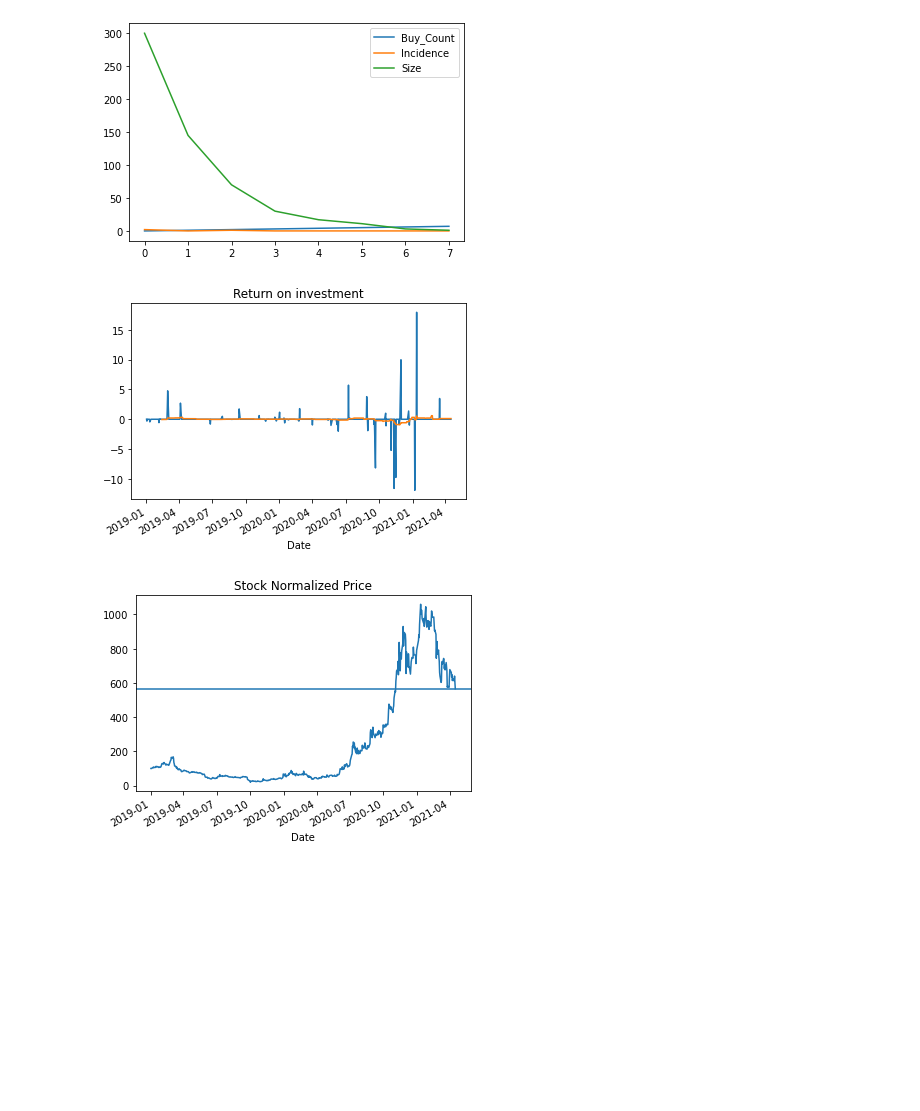
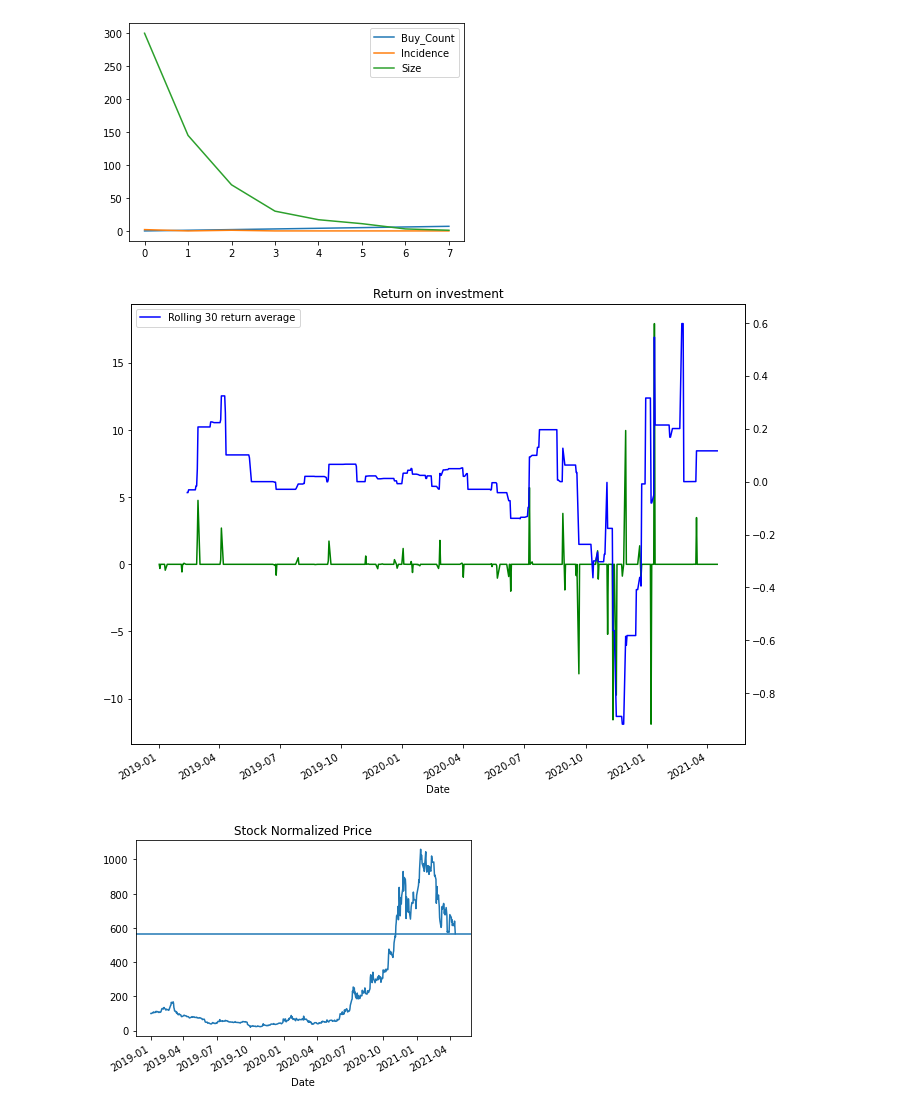
Before and after one commit to Andru-1987/python-deep-learning, a Jupyter notebook: Google timeseries.ipynb, the cells around one changed output. Drawn from its saved outputs; the diff is of its cells as text; code cells hidden in the pictures; blank space fills up the shorter version.

```diff
--- a/Google timeseries.ipynb
+++ b/Google timeseries.ipynb
@@ -192,36 +192,38 @@ for index in range(len(df)):
         #Print(row.Action, row.Open, row.Return)
         if row.Action=='Sell':
             if previousAction=='Sell':
                 break
             sellAmt=row.Open
             sellIndex=index2
         if row.Action=='Buy' and (previousAction=='Hold' or previousAction=='Sell'):
             #print("Buy", sellIndex,index2)
             buyAmt=row.Open
             #print("Return",  previousAction, buyAmt,sellAmt,index2,sellIndex)
             df.iloc[sellIndex, df.columns.get_loc('Return')]=sellAmt-buyAmt
             break
         if row.Action=='No Action':
             break
         previousAction=row.Action
 
     #df.iloc[index, df.columns.get_loc('Buy_Count')]=count
 
 #for key,item in df.iterrows():
 #    print(item.Action,item.Open, "Return", item.Return)
 
 
 df['Return_Avg'] = df['Return'].rolling(
     window=30,
     center=False
 ).mean()
 
-df['Return'].plot()
-df['Return_Avg'].plot()
+ax=df['Return'].plot(color='green')
+twin_ax=ax.twinx()
+df['Return_Avg'].plot(ax=twin_ax,color='blue')
 plt.title('Return on investment')
+plt.legend(['Rolling 30 return average','Returns'])
 plt.show()
 # %% [output]
-[figure, old version]
+[figure, new version]
 # %%
 first_price=df['Open'].iloc[0]
 last_price=df['Open'].iloc[len(df)-1]/first_price*100
```
